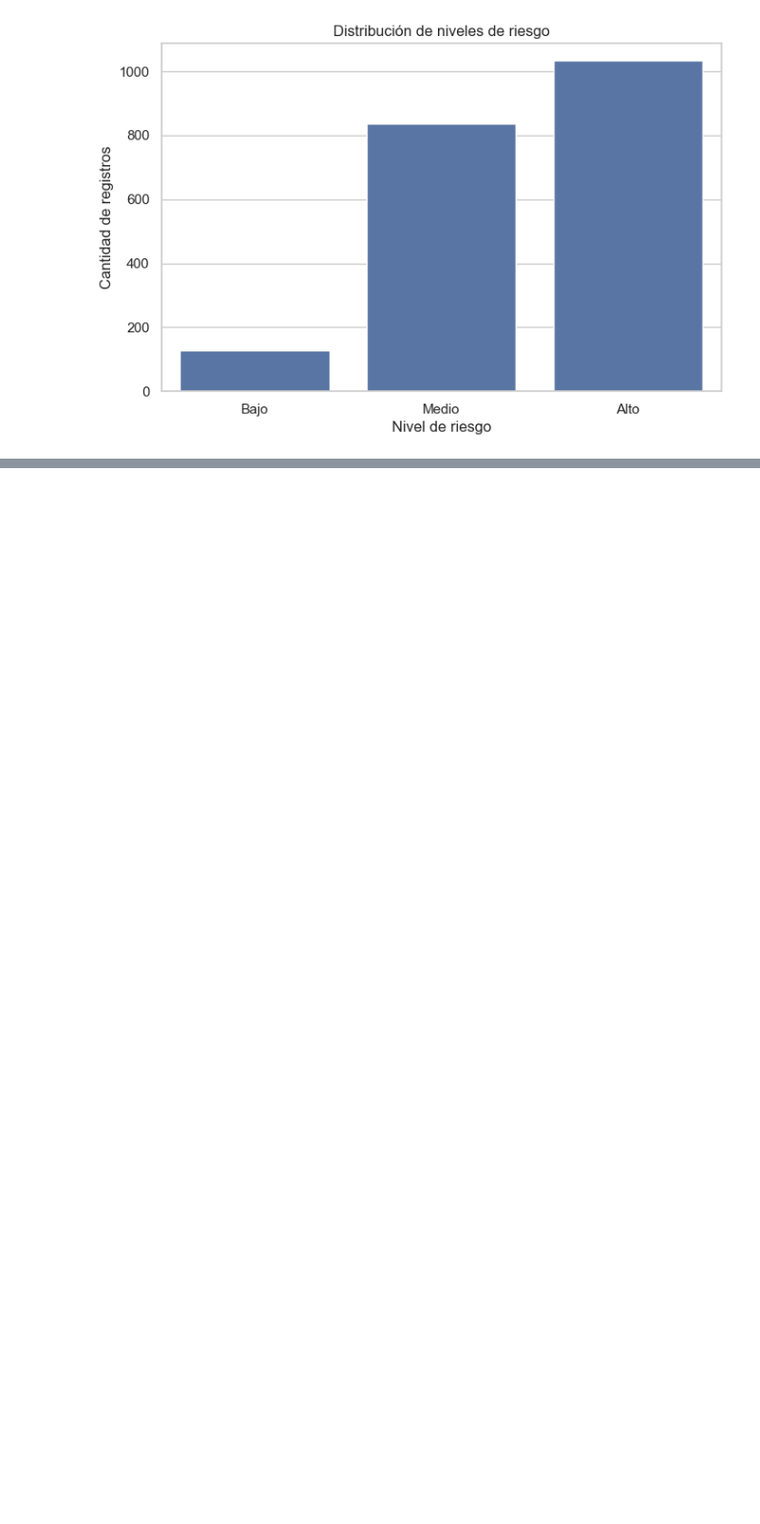
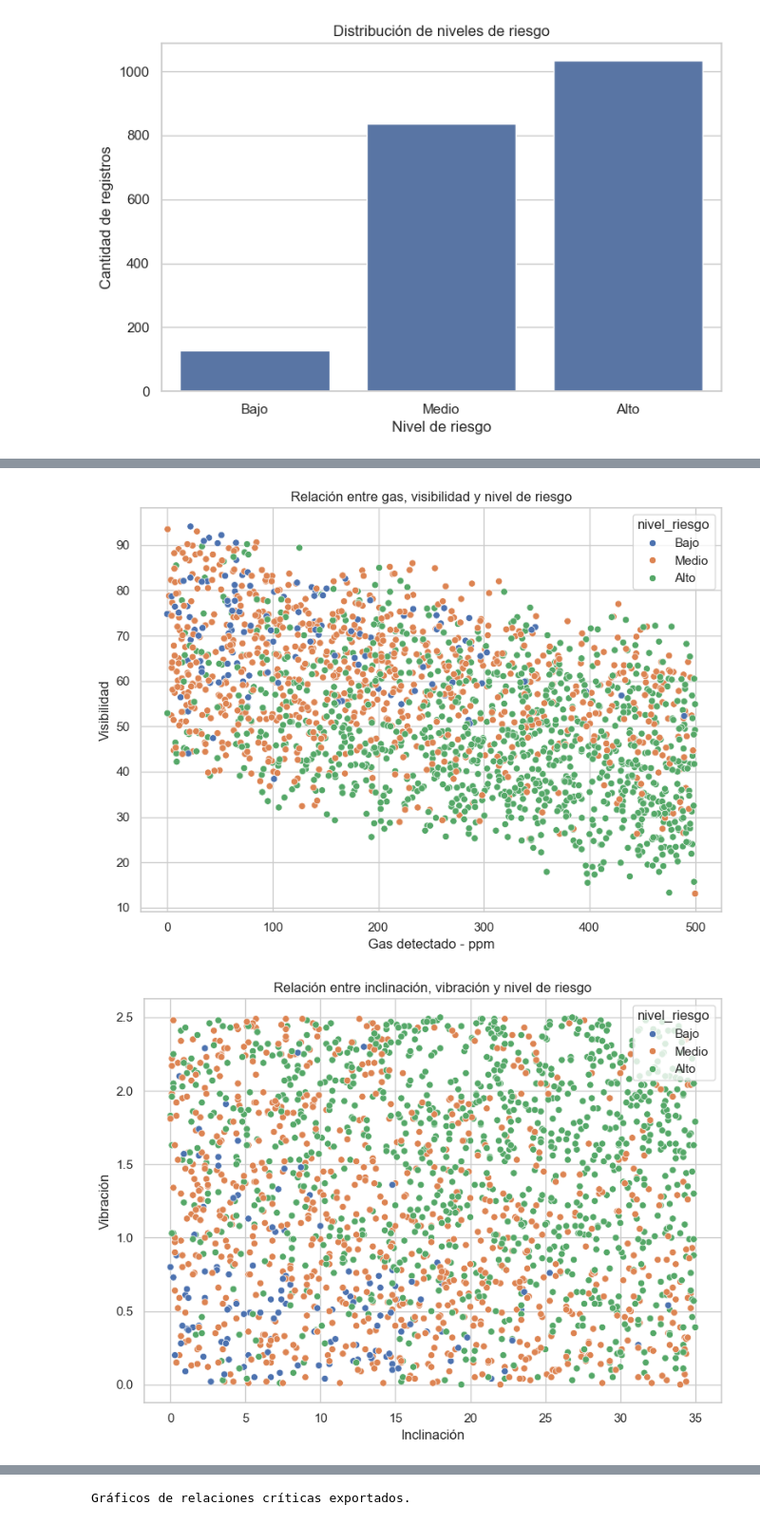
Before and after one commit to Nicom7910/RescueTwin-AI, a Jupyter notebook: notebooks/02_eda_rescuetwin.ipynb, the cells around one changed output, grey strips where cells are left out. Shown at 95% size. Saved outputs shown, nothing was run; the diff lists cells and outputs as text; code cells hidden in the pictures; blank space fills up the shorter version.

```diff
--- a/notebooks/02_eda_rescuetwin.ipynb
+++ b/notebooks/02_eda_rescuetwin.ipynb
@@ -214,0 +390,53 @@ plt.show()
+# %%
+if {"gas_ppm", "visibilidad", "nivel_riesgo"}.issubset(df.columns):
+    plt.figure(figsize=(8, 6))
+    sns.scatterplot(
+        data=df,
+        x="gas_ppm",
+        y="visibilidad",
+        hue="nivel_riesgo",
+        hue_order=orden_riesgo
+    )
+    plt.title("Relación entre gas, visibilidad y nivel de riesgo")
+    plt.xlabel("Gas detectado - ppm")
+    plt.ylabel("Visibilidad")
+    plt.tight_layout()
+    plt.savefig("../reports/graficos/scatter_gas_visibilidad_riesgo.png", bbox_inches="tight")
+    plt.show()
+
+if {"inclinacion", "vibracion", "nivel_riesgo"}.issubset(df.columns):
+    plt.figure(figsize=(8, 6))
+    sns.scatterplot(
+        data=df,
+        x="inclinacion",
+        y="vibracion",
+        hue="nivel_riesgo",
+        hue_order=orden_riesgo
+    )
+    plt.title("Relación entre inclinación, vibración y nivel de riesgo")
+    plt.xlabel("Inclinación")
+    plt.ylabel("Vibración")
+    plt.tight_layout()
+    plt.savefig("../reports/graficos/scatter_inclinacion_vibracion_riesgo.png", bbox_inches="tight")
+    plt.show()
+
+if {"bateria", "autonomia_estimada_min", "nivel_riesgo"}.issubset(df.columns):
+    plt.figure(figsize=(8, 6))
+    sns.scatterplot(
+        data=df,
+        x="bateria",
+        y="autonomia_estimada_min",
+        hue="nivel_riesgo",
+        hue_order=orden_riesgo
+    )
+    plt.title("Relación entre batería, autonomía y nivel de riesgo")
+    plt.xlabel("Batería (%)")
+    plt.ylabel("Autonomía estimada (min)")
+    plt.tight_layout()
+    plt.savefig("../reports/graficos/scatter_bateria_autonomia_riesgo.png", bbox_inches="tight")
+    plt.show()
+
+print("Gráficos de relaciones críticas exportados.")
+# %% [output]
+[figure, added]
+[figure, added]
@@ -214,0 +444 @@ plt.show()
+Gráficos de relaciones críticas exportados.
```
Also changed, not shown: parts of 15 cells of this notebook, 32 other files.
